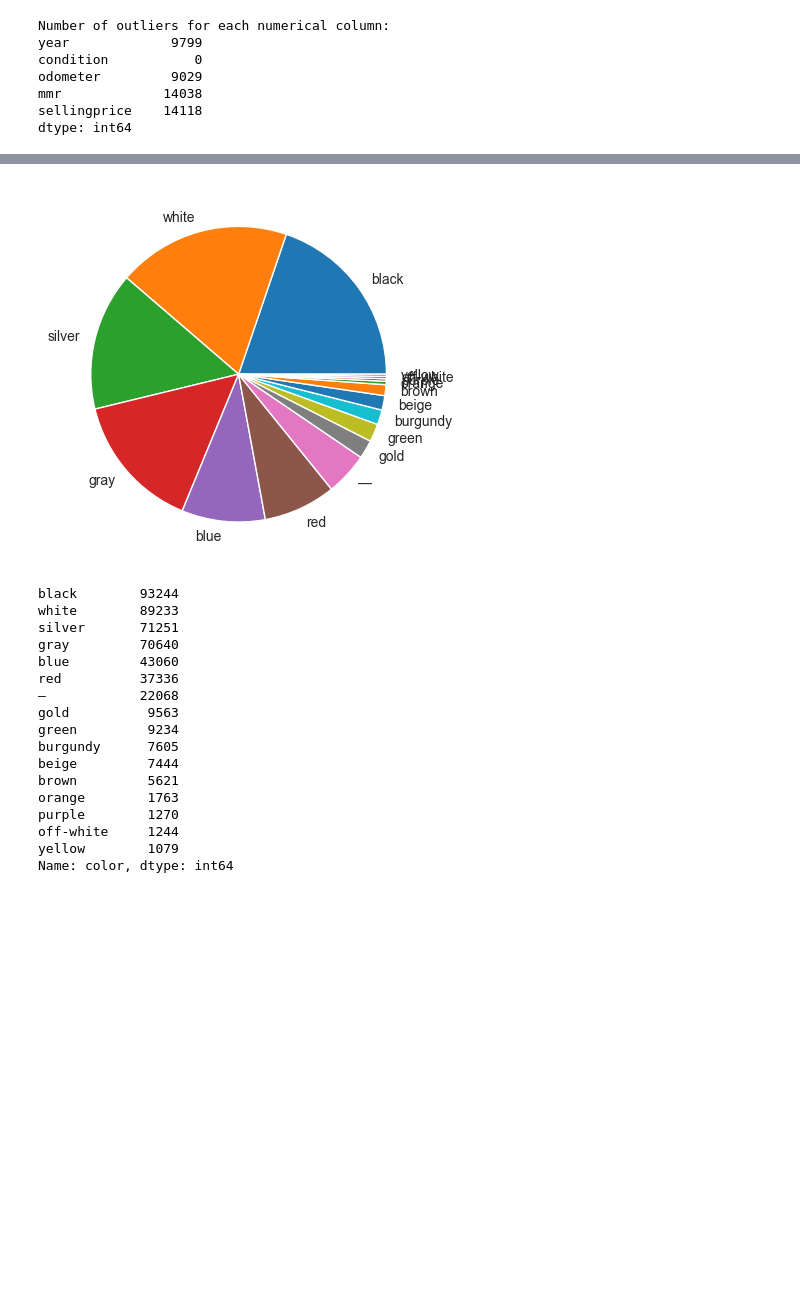
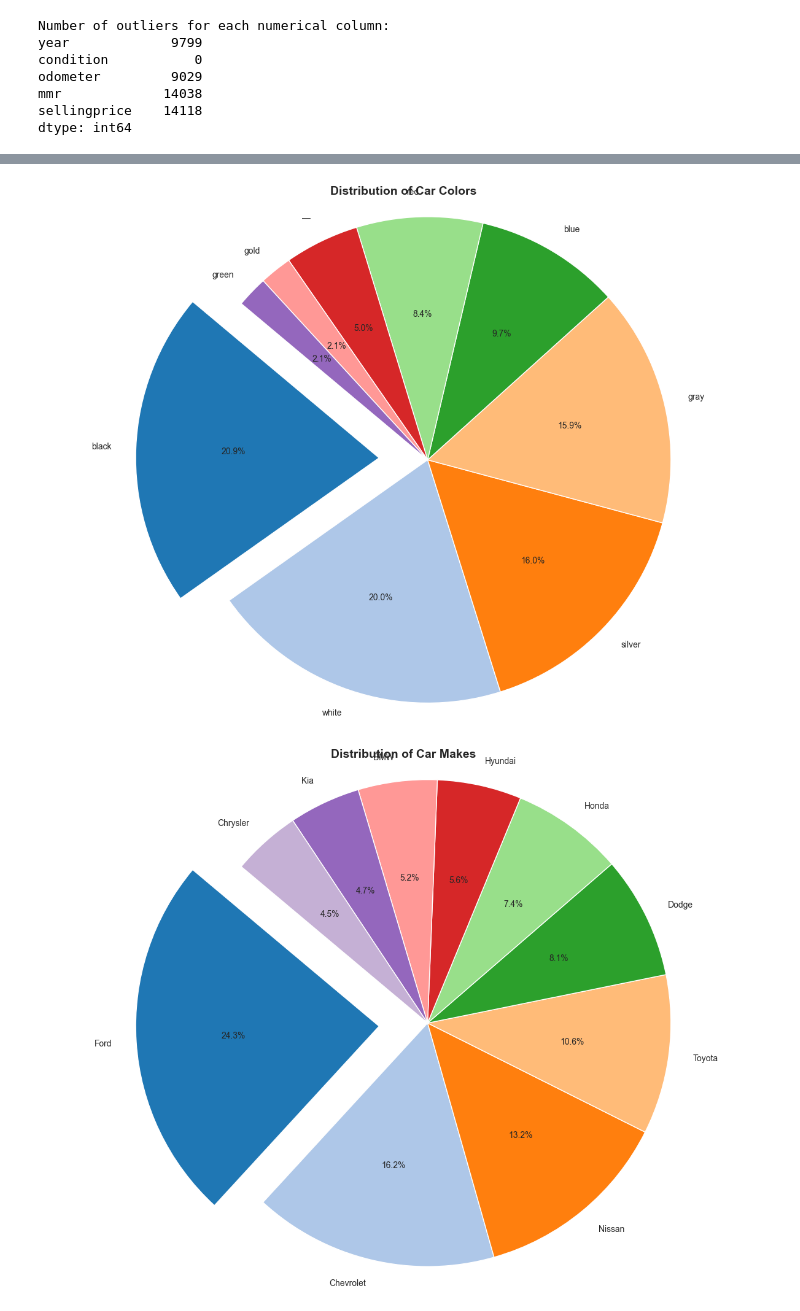
Before and after one commit to PavloKukurik/Car_prices_research, a Jupyter notebook: proj_test.ipynb, the cells around one changed output, grey strips where cells are left out. Drawn from its saved outputs; the diff is of its cells as text; code cells hidden in the pictures; blank space fills up the shorter version.

```diff
--- a/proj_test.ipynb
+++ b/proj_test.ipynb
@@ -214,29 +225,30 @@ dtype: int64
 # %%
-filtered_df_color = df[df['color'].map(df['color'].value_counts()) >= 1000]
+# Let`s see the moat popular color, model and brand
+import matplotlib.pyplot as plt
 
-colors_amount = filtered_df_color['color'].value_counts()
-color_name = filtered_df_color['color'].value_counts().index.tolist()
+def plot_pie_chart(column, title, limit=10):
+    """
+    The func plot pie chart diagram
+    :param column: name of column in dataset to plot
+    :param title: title of plot
+    :param limit: limit of chart
+    :return: plot
+    """
+    counts = df[column].value_counts().head(limit)
+    colors = plt.cm.tab20.colors[:len(counts)]
+    explode = (0.2, 0, 0, 0, 0, 0, 0, 0, 0, 0)[:limit]
 
-plt.pie(colors_amount, labels=color_name)
-plt.show()
+    plt.figure(figsize=(12, 9))
+    plt.pie(counts, labels=counts.index, autopct='%1.1f%%', startangle=140, colors=colors, explode=explode, wedgeprops=dict(width=1))
+    plt.title(title, fontsize=14, fontweight='bold')
+    plt.axis('equal')
+    plt.tight_layout()
+    plt.show()
 
-colors_amount
+plot_pie_chart('color', 'Distribution of Car Colors', limit=9)
+plot_pie_chart('make', 'Distribution of Car Makes')
+plot_pie_chart('model', 'Distribution of Car Models')
+plot_pie_chart('body', 'Distribution of Body type')
 # %% [output]
-[figure, old version]
+[figure, new version]
-black        93244
-white        89233
-silver       71251
-gray         70640
-blue         43060
-red          37336
-—            22068
-gold          9563
-green         9234
-burgundy      7605
-beige         7444
-brown         5621
-orange        1763
-purple        1270
-off-white     1244
-yellow        1079
-Name: color, dtype: int64
+[figure, added]
```
Also changed, not shown: parts of 16 cells of this notebook.
